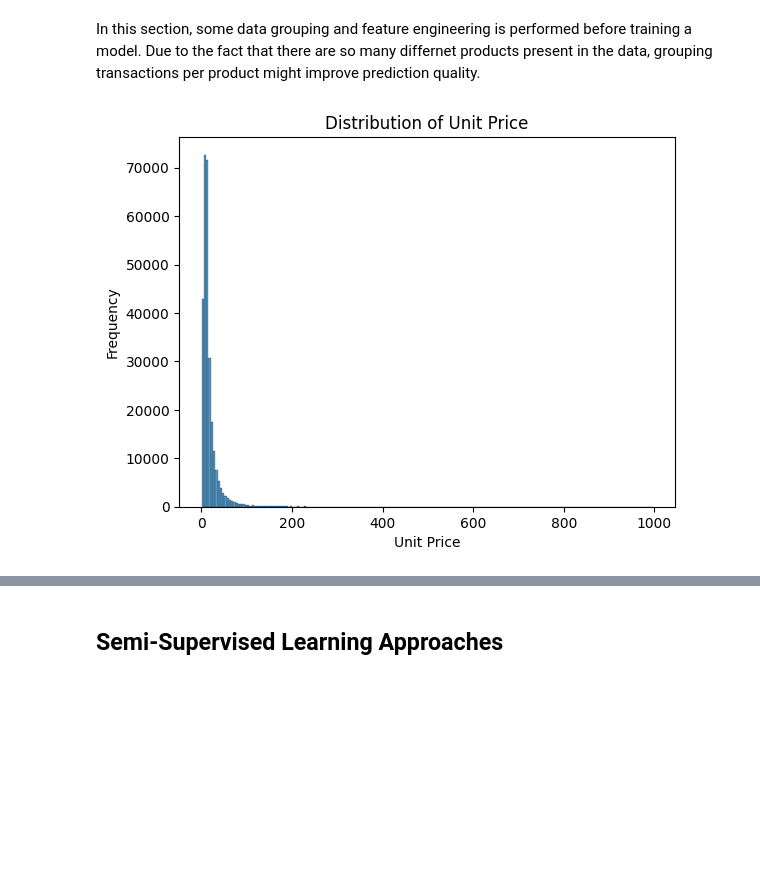
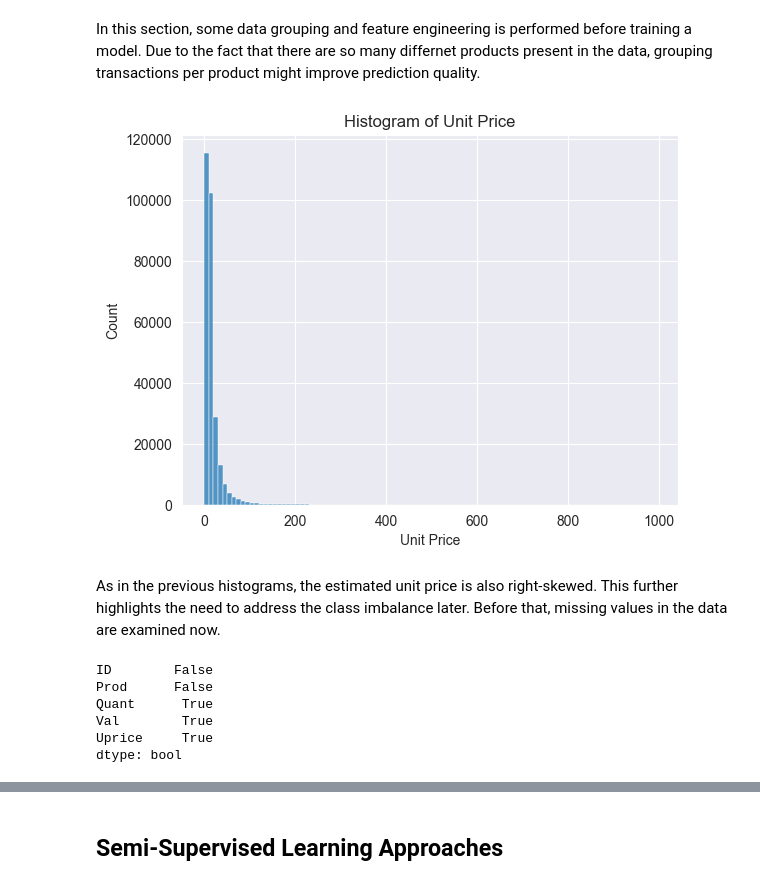
Before and after one commit to NiklasKiefer/fraud_detection, a Jupyter notebook: fraud_detection.ipynb, the cells around one changed output, grey strips where cells are left out. Saved outputs shown, nothing was run; the diff lists cells and outputs as text; code cells hidden in the pictures; blank space fills up the shorter version.

```diff
--- a/fraud_detection.ipynb
+++ b/fraud_detection.ipynb
@@ -226,11 +183,24 @@ In this section, some data grouping and feature engineering is performed before
 # %%
 X_train['Uprice'] = X_train['Val'] / X_train['Quant']
 # %%
-# plot
-sns.histplot(X_train["Uprice"], bins=range(1,1000,5))
-plt.title("Distribution of Unit Price")
+# plot unit price histogram
+sns.set_style("darkgrid")
+
+ax = sns.histplot(X_train["Uprice"], bins=range(1,1000,10))
+plt.title("Histogram of Unit Price")
 plt.xlabel("Unit Price")
-plt.ylabel("Frequency")
+plt.ylabel("Count")
 plt.show()
 # %% [output]
-[figure, old version]
+[figure, new version]
+# %% [markdown]
+As in the previous histograms, the estimated unit price is also right-skewed. This further highlights the need to address the class imbalance later. Before that, missing values in the data are examined now.
+# %%
+X_train.isnull().any()
+# %% [output]
+ID        False
+Prod      False
+Quant      True
+Val        True
+Uprice     True
+dtype: bool
```
Also changed, not shown: parts of 22 cells of this notebook.
